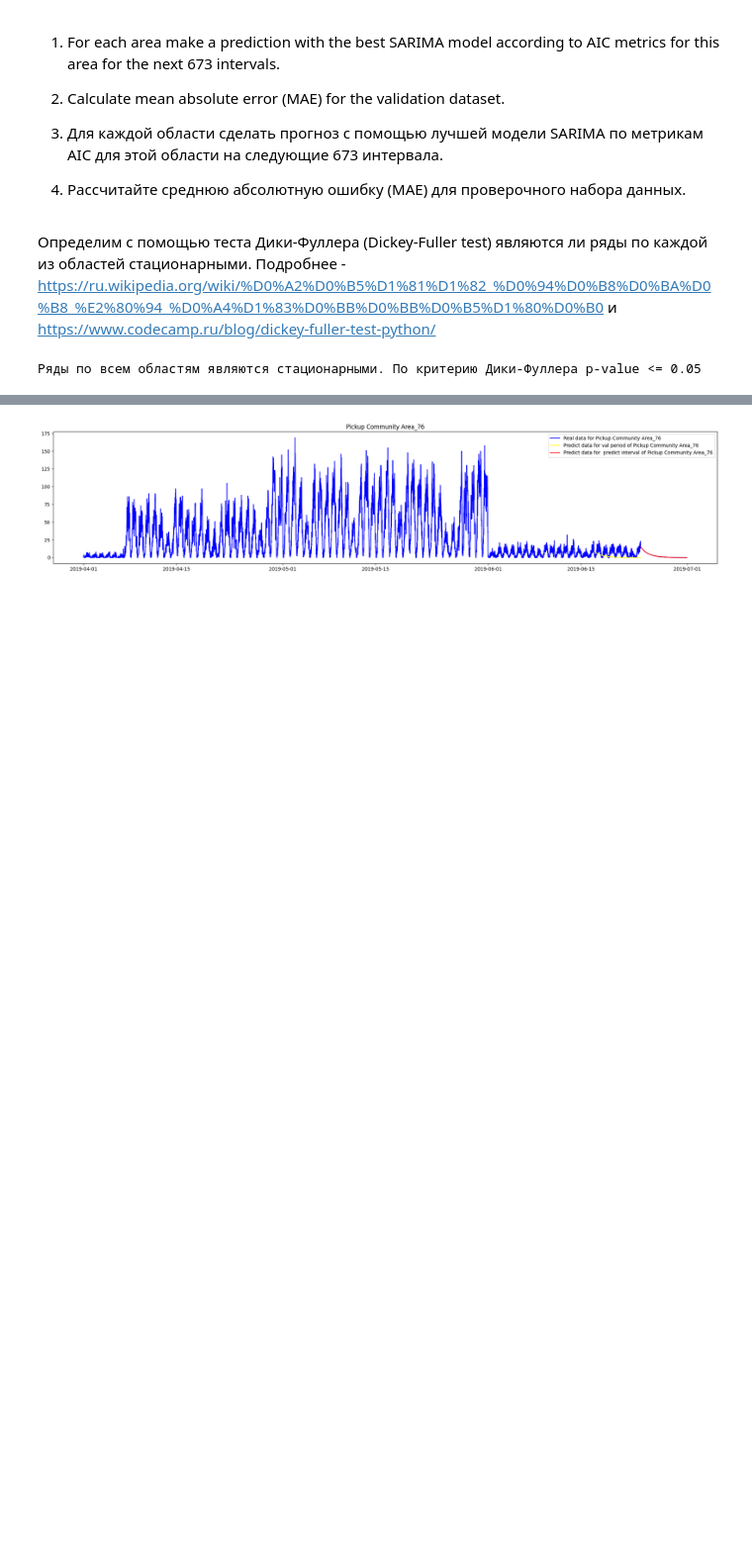
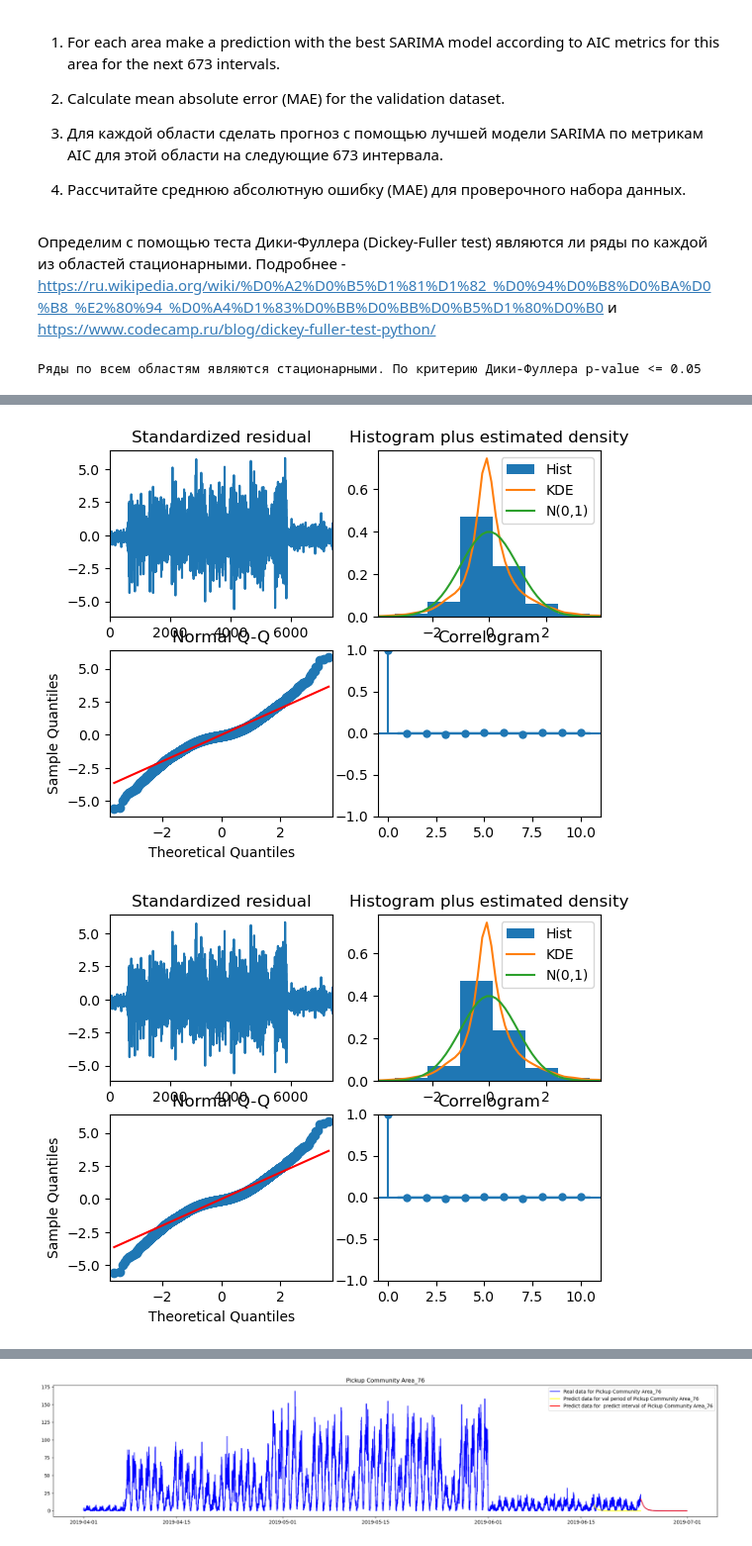
Before and after one commit to dbadeev/uber, a Jupyter notebook: uber.ipynb, the cells around one changed output, grey strips where cells are left out. Shown at 99% size. Cells and saved outputs as stored; diff of their text form; code cells hidden in the pictures; blank space fills up the shorter version.

```diff
--- a/uber.ipynb
+++ b/uber.ipynb
@@ -603,2 +639,7 @@ SARIMAX Results
 Warnings:
 [1] Covariance matrix calculated using the outer product of gradients (complex-step).
+# %%
+smodel.plot_diagnostics()
+# %% [output]
+[figure, added]
+[figure, added]
```
Also changed, not shown: parts of 22 cells of this notebook.
